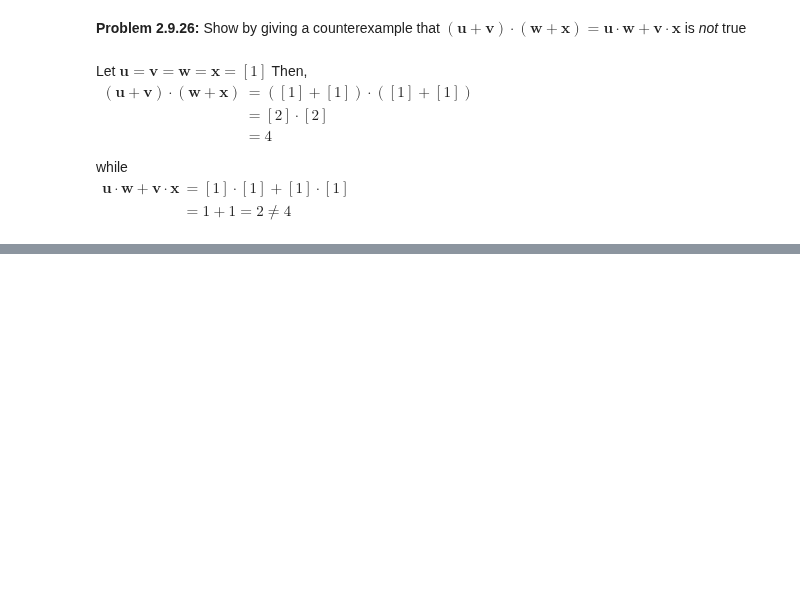
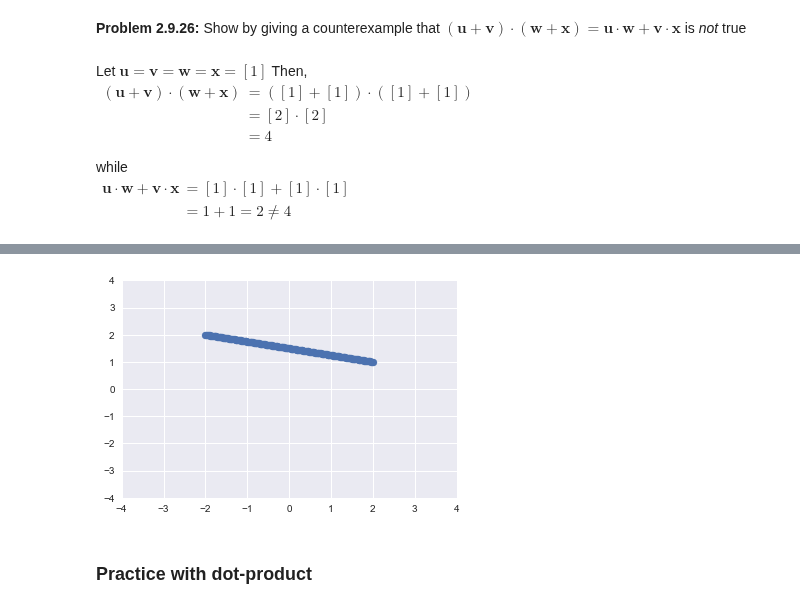
Before and after one commit to khiner/notebooks, a Jupyter notebook: coding_the_matrix/chapter_2/chapter_2.ipynb, the cells around one changed output, grey strips where cells are left out. Cells and saved outputs as stored; diff of their text form; code cells hidden in the pictures; blank space fills up the shorter version.

```diff
--- a/coding_the_matrix/chapter_2/chapter_2.ipynb
+++ b/coding_the_matrix/chapter_2/chapter_2.ipynb
@@ -314,0 +824,6 @@ $
+# %%
+plot_vectors_2d(segment([2, 1], [-2, 2], a_range=1), xlim=(-4, 4), ylim=(-4, 4))
+# %% [output]
+[figure, added]
+# %% [markdown]
+### Practice with dot-product
```
Also changed, not shown: parts of 130 cells of this notebook, 10 other files.
